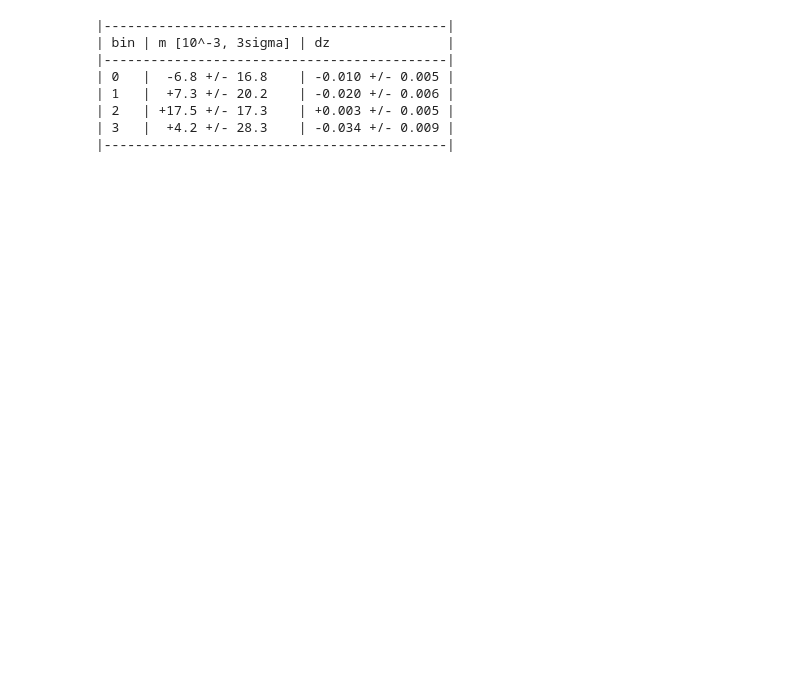
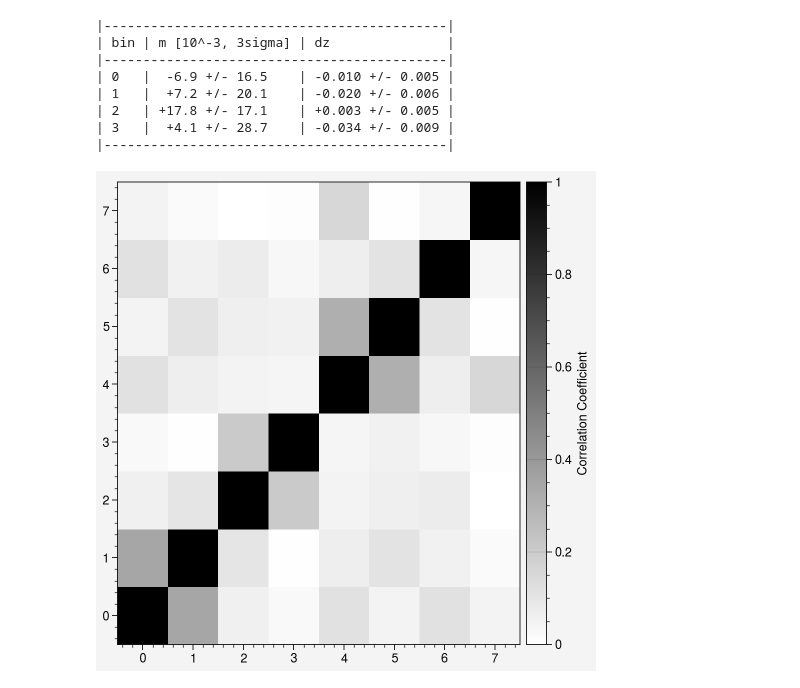
Before and after one commit to sidneymau/des-y6-image-sims-analysis, a Jupyter notebook: notebooks/2025_03_19_combined_model/combined_model.ipynb, the cells around one changed output. Cells and saved outputs as stored; diff of their text form; code cells hidden in the pictures; blank space fills up the shorter version.

```diff
--- a/notebooks/2025_03_19_combined_model/combined_model.ipynb
+++ b/notebooks/2025_03_19_combined_model/combined_model.ipynb
@@ -110,7 +110,7 @@ m vals:
 rng = np.random.default_rng(75865874)
 
 final_mdz = {}
-n_per = 1000 // len(fit_data)
+n_per = 1000
 
 for key in fit_data.keys():
     samples = fit_data[key]["mcmc"].get_samples()
@@ -151,8 +151,23 @@ print("|--------------------------------------------|")
 |--------------------------------------------|
 | bin | m [10^-3, 3sigma] | dz               |
 |--------------------------------------------|
-| 0   |  -6.8 +/- 16.8    | -0.010 +/- 0.005 |
-| 1   |  +7.3 +/- 20.2    | -0.020 +/- 0.006 |
-| 2   | +17.5 +/- 17.3    | +0.003 +/- 0.005 |
-| 3   |  +4.2 +/- 28.3    | -0.034 +/- 0.009 |
+| 0   |  -6.9 +/- 16.5    | -0.010 +/- 0.005 |
+| 1   |  +7.2 +/- 20.1    | -0.020 +/- 0.006 |
+| 2   | +17.8 +/- 17.1    | +0.003 +/- 0.005 |
+| 3   |  +4.1 +/- 28.7    | -0.034 +/- 0.009 |
 |--------------------------------------------|
+# %%
+arr = np.array(
+    [mdz[f"m_b{i}"] for i in range(4)]
+    + [mdz[f"dz_b{i}"] for i in range(4)]
+)
+# %%
+corr = np.corrcoef(arr)
+# %%
+fig, axs = uplt.subplots(figsize=(5, 5))
+
+m = axs.pcolormesh(np.abs(corr), vmin=0, vmax=1, cmap="gray_r", discrete=False)
+axs.colorbar(m, label="Correlation Coefficient")
+axs.format(grid=False)
+# %% [output]
+[figure, added]
```
Also changed, not shown: parts of 1 cell of this notebook, 7 other files.
